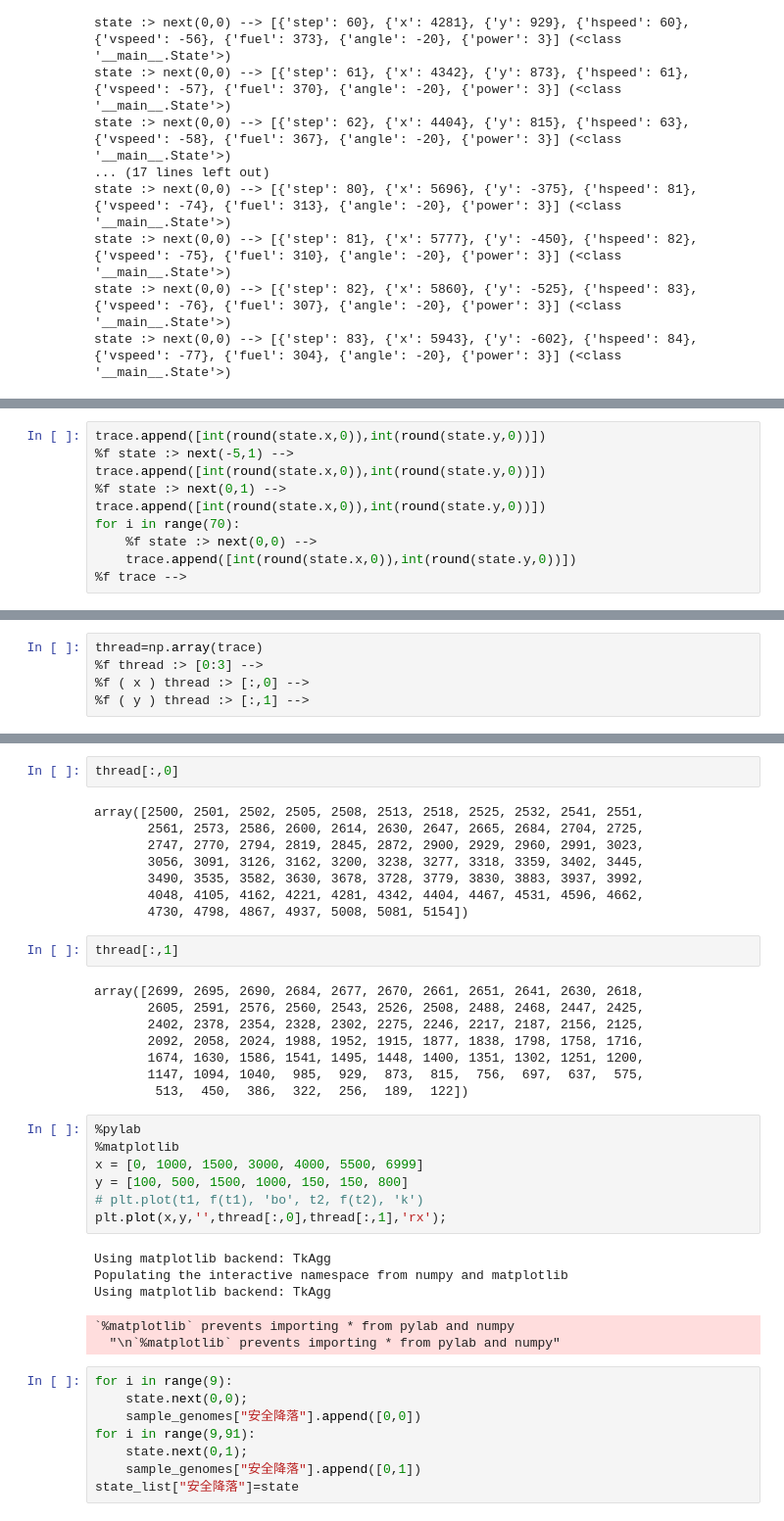
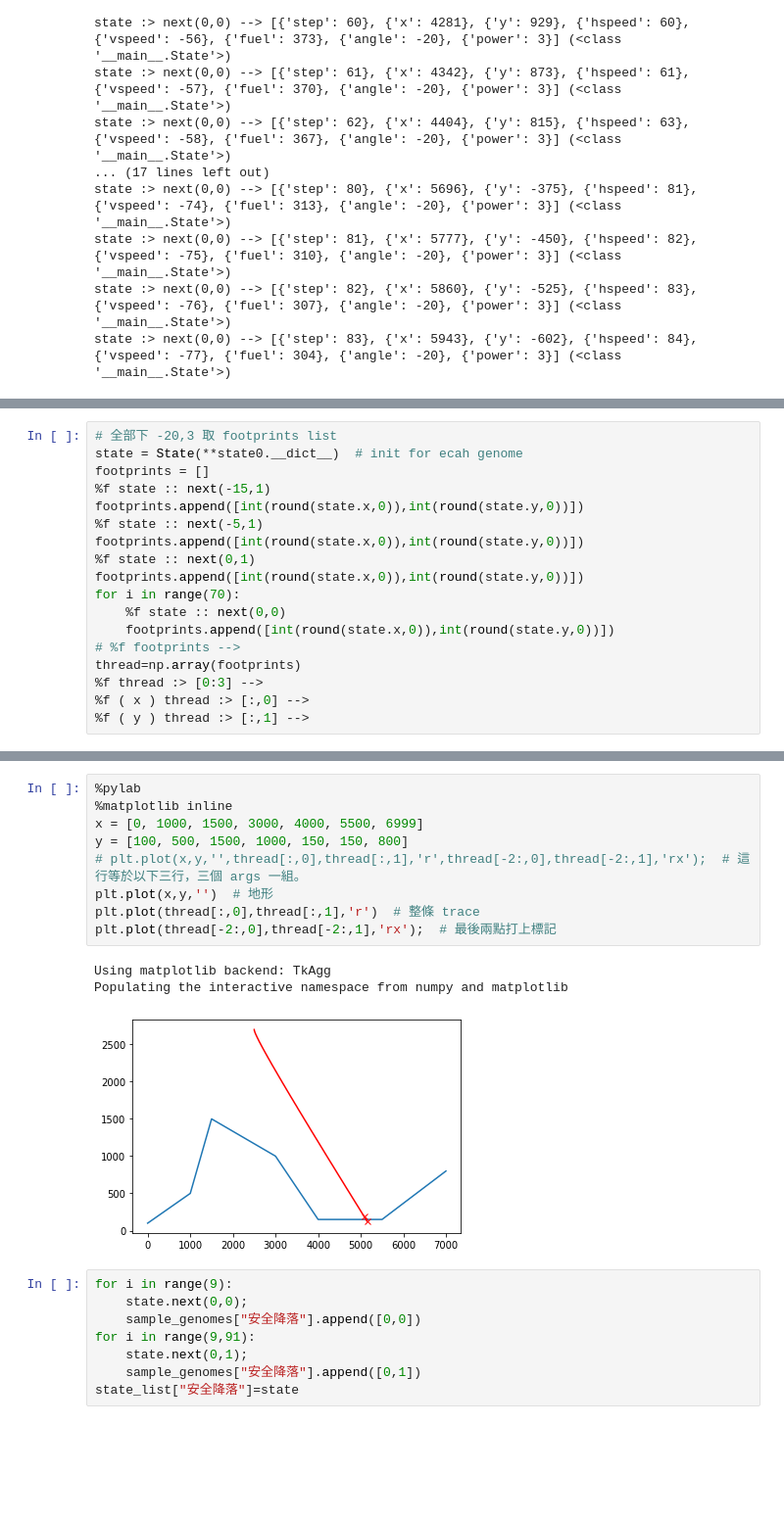
Before and after one commit to hcchengithub/MarsLander, a Jupyter notebook: episode-2/SA Mars Lander Episode-2.ipynb, the cells around one changed output, grey strips where cells are left out. Shown at 98% size. Drawn from its saved outputs; the diff is of its cells as text; blank space fills up the shorter version.

```diff
--- a/episode-2/SA Mars Lander Episode-2.ipynb
+++ b/episode-2/SA Mars Lander Episode-2.ipynb
@@ -332,11 +325,19 @@ state :> next(-15,1) --> [{'step': 1}, {'x': 2500}, {'y': 2699}, {'hspeed': 0},
 # %%
-trace.append([int(round(state.x,0)),int(round(state.y,0))])
-%f state :> next(-5,1) -->
-trace.append([int(round(state.x,0)),int(round(state.y,0))])
-%f state :> next(0,1) -->
-trace.append([int(round(state.x,0)),int(round(state.y,0))])
+# 全部下 -20,3 取 footprints list
+state = State(**state0.__dict__)  # init for ecah genome
+footprints = []
+%f state :: next(-15,1)
+footprints.append([int(round(state.x,0)),int(round(state.y,0))])
+%f state :: next(-5,1)
+footprints.append([int(round(state.x,0)),int(round(state.y,0))])
+%f state :: next(0,1)
+footprints.append([int(round(state.x,0)),int(round(state.y,0))])
 for i in range(70):
-    %f state :> next(0,0) -->
-    trace.append([int(round(state.x,0)),int(round(state.y,0))])
-%f trace -->
+    %f state :: next(0,0)
+    footprints.append([int(round(state.x,0)),int(round(state.y,0))])
+# %f footprints -->
+thread=np.array(footprints)
+%f thread :> [0:3] -->
+%f ( x ) thread :> [:,0] -->
+%f ( y ) thread :> [:,1] -->
 # %% [output]
@@ -360,5 +358,0 @@ trace --> [[2500, 2699], [2501, 2695], [2502, 2690], [2505, 2684], [2508, 2677],
-# %%
-thread=np.array(trace)
-%f thread :> [0:3] -->
-%f ( x ) thread :> [:,0] -->
-%f ( y ) thread :> [:,1] -->
@@ -381,36 +359,16 @@ thread :> [0:3] --> [[2500 2699]
-# %%
-thread[:,0]
-# %% [output]
-array([2500, 2501, 2502, 2505, 2508, 2513, 2518, 2525, 2532, 2541, 2551,
-       2561, 2573, 2586, 2600, 2614, 2630, 2647, 2665, 2684, 2704, 2725,
-       2747, 2770, 2794, 2819, 2845, 2872, 2900, 2929, 2960, 2991, 3023,
-       3056, 3091, 3126, 3162, 3200, 3238, 3277, 3318, 3359, 3402, 3445,
-       3490, 3535, 3582, 3630, 3678, 3728, 3779, 3830, 3883, 3937, 3992,
-       4048, 4105, 4162, 4221, 4281, 4342, 4404, 4467, 4531, 4596, 4662,
-       4730, 4798, 4867, 4937, 5008, 5081, 5154])
-# %%
-thread[:,1]
-# %% [output]
-array([2699, 2695, 2690, 2684, 2677, 2670, 2661, 2651, 2641, 2630, 2618,
-       2605, 2591, 2576, 2560, 2543, 2526, 2508, 2488, 2468, 2447, 2425,
-       2402, 2378, 2354, 2328, 2302, 2275, 2246, 2217, 2187, 2156, 2125,
-       2092, 2058, 2024, 1988, 1952, 1915, 1877, 1838, 1798, 1758, 1716,
-       1674, 1630, 1586, 1541, 1495, 1448, 1400, 1351, 1302, 1251, 1200,
-       1147, 1094, 1040,  985,  929,  873,  815,  756,  697,  637,  575,
-        513,  450,  386,  322,  256,  189,  122])
 # %%
 %pylab
-%matplotlib
+%matplotlib inline
 x = [0, 1000, 1500, 3000, 4000, 5500, 6999]
 y = [100, 500, 1500, 1000, 150, 150, 800]
-# plt.plot(t1, f(t1), 'bo', t2, f(t2), 'k')
-plt.plot(x,y,'',thread[:,0],thread[:,1],'rx');
+# plt.plot(x,y,'',thread[:,0],thread[:,1],'r',thread[-2:,0],thread[-2:,1],'rx');  # 這行等於以下三行，三個 args 一組。
+plt.plot(x,y,'')  # 地形
+plt.plot(thread[:,0],thread[:,1],'r')  # 整條 trace
+plt.plot(thread[-2:,0],thread[-2:,1],'rx');  # 最後兩點打上標記
 # %% [output]
 Using matplotlib backend: TkAgg
 Populating the interactive namespace from numpy and matplotlib
-Using matplotlib backend: TkAgg
-`%matplotlib` prevents importing * from pylab and numpy
-  "\n`%matplotlib` prevents importing * from pylab and numpy"
+[figure, added]
 # %%
 for i in range(9):
     state.next(0,0);
```
Also changed, not shown: parts of 6 cells of this notebook, 3 other files.
